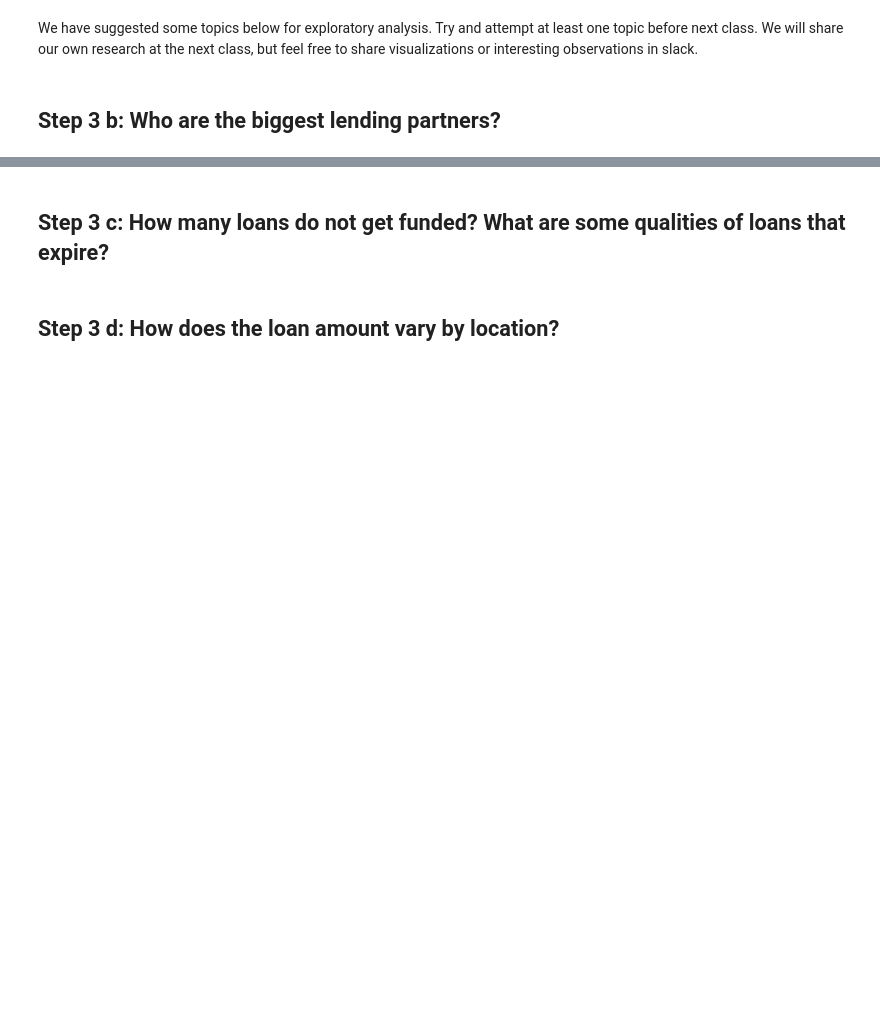
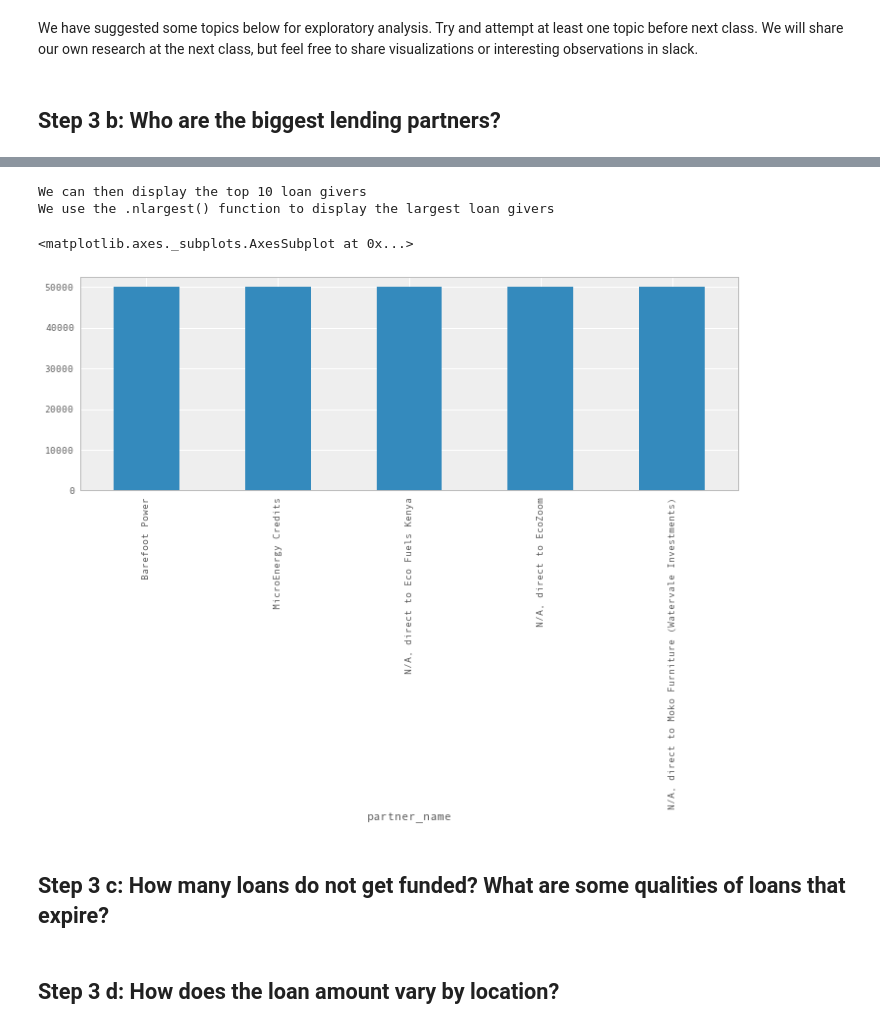
Before and after one commit to anthonymiyoro/Kiva-Loan-Recipients-Prediction, a Jupyter notebook: notebook_1_exploratory_analysis.ipynb, the cells around one changed output, grey strips where cells are left out. Drawn from its saved outputs; the diff is of its cells as text; code cells hidden in the pictures; blank space fills up the shorter version.

```diff
--- a/notebook_1_exploratory_analysis.ipynb
+++ b/notebook_1_exploratory_analysis.ipynb
@@ -579,3 +609,15 @@ We have suggested some topics below for exploratory analysis. Try and attempt at
+# %%
+print ('We can then display the top 10 loan givers')
+
+print ('We use the .nlargest() function to display the largest loan givers')
+# %% [output]
+We can then display the top 10 loan givers
+We use the .nlargest() function to display the largest loan givers
+# %%
+df.groupby('partner_name')['loan_amount'].mean().nlargest().plot(kind='bar',figsize=(12,4))
+# %% [output]
+<matplotlib.axes._subplots.AxesSubplot at 0x...>
+[figure, added]
 # %% [markdown]
 ## Step 3 c: How many loans do not get funded? What are some qualities of loans that expire?
 # %% [markdown]
```
Also changed, not shown: parts of 21 cells of this notebook.
